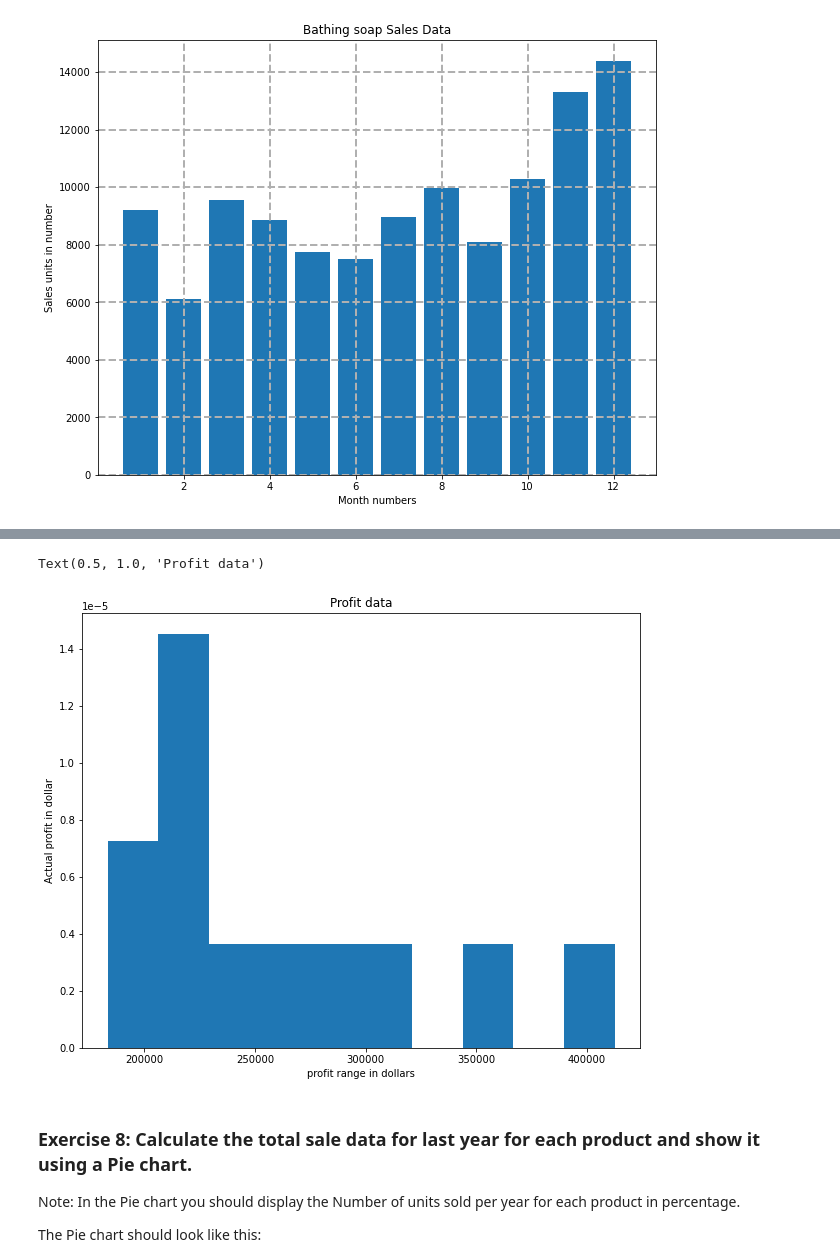
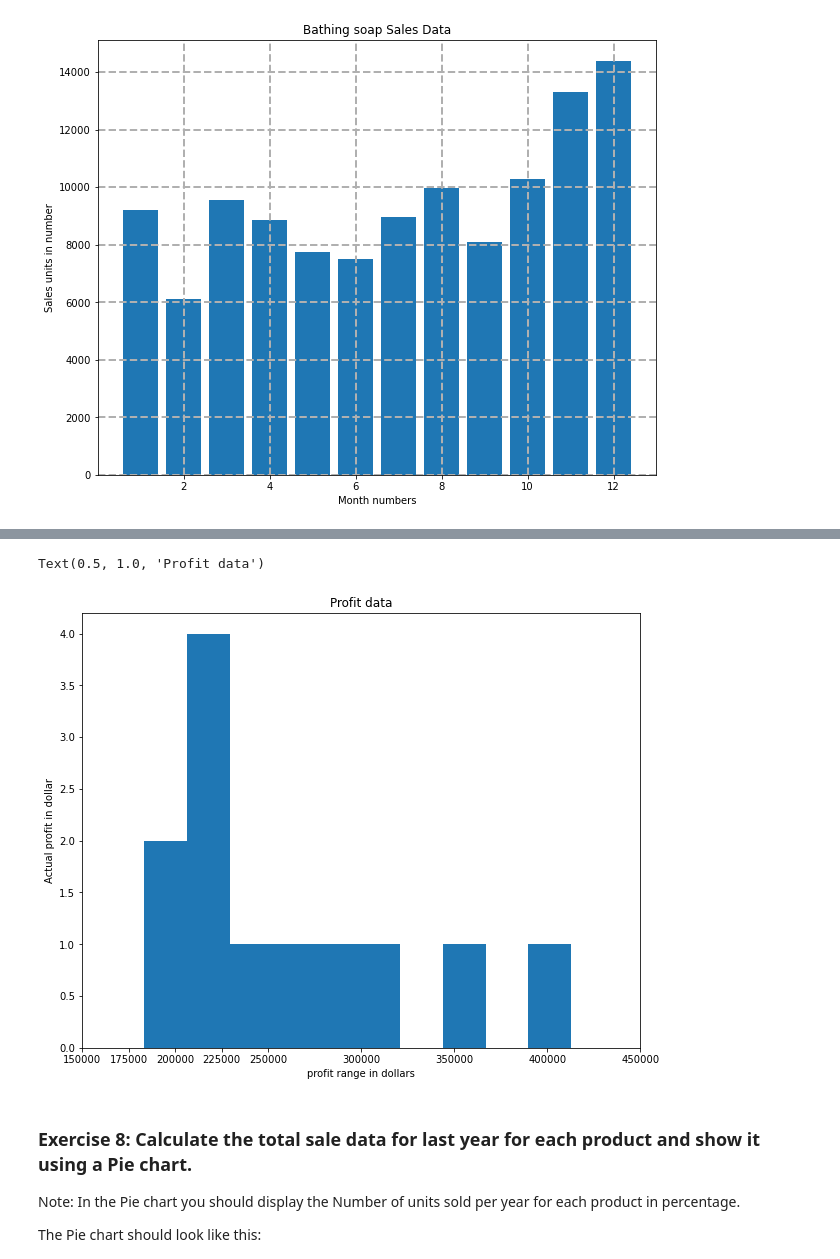
Before and after one commit to sardorick/strive_practice, a Jupyter notebook: 09. Matplotlib/Matplotlib_exercises.ipynb, the cells around one changed output, grey strips where cells are left out. Cells and saved outputs as stored; diff of their text form; code cells hidden in the pictures.

```diff
--- a/09. Matplotlib/Matplotlib_exercises.ipynb
+++ b/09. Matplotlib/Matplotlib_exercises.ipynb
@@ -146,13 +146,15 @@ The histogram should look like this:
 # %%
 # Write your code here
 fig, ax = plt.subplots(figsize=(10,8))
-plt.hist(df['total_profit'], bins=10)
+range = [150000, 175000, 200000, 225000, 250000, 300000, 350000, 400000, 450000]
+plt.hist(df['total_profit'])
 plt.xlabel('profit range in dollars')
 plt.ylabel('Actual profit in dollar')
+plt.xticks(range)
 plt.title('Profit data')
 # %% [output]
 Text(0.5, 1.0, 'Profit data')
-[figure, old version]
+[figure, new version]
 # %% [markdown]
 ### Exercise 8: Calculate the total sale data for last year for each product and show it using a Pie chart.
 Note: In the Pie chart you should display the Number of units sold per year for each product in percentage.
```
